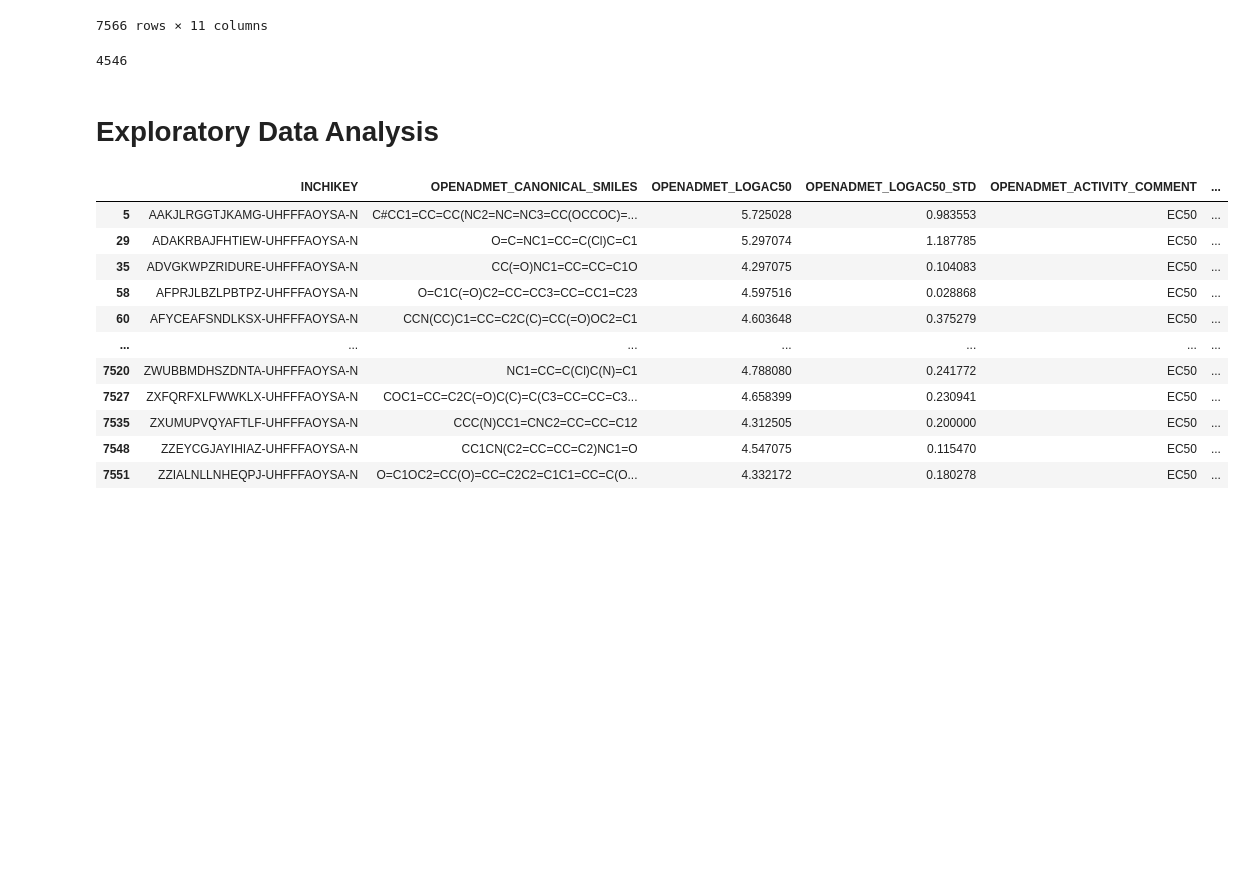
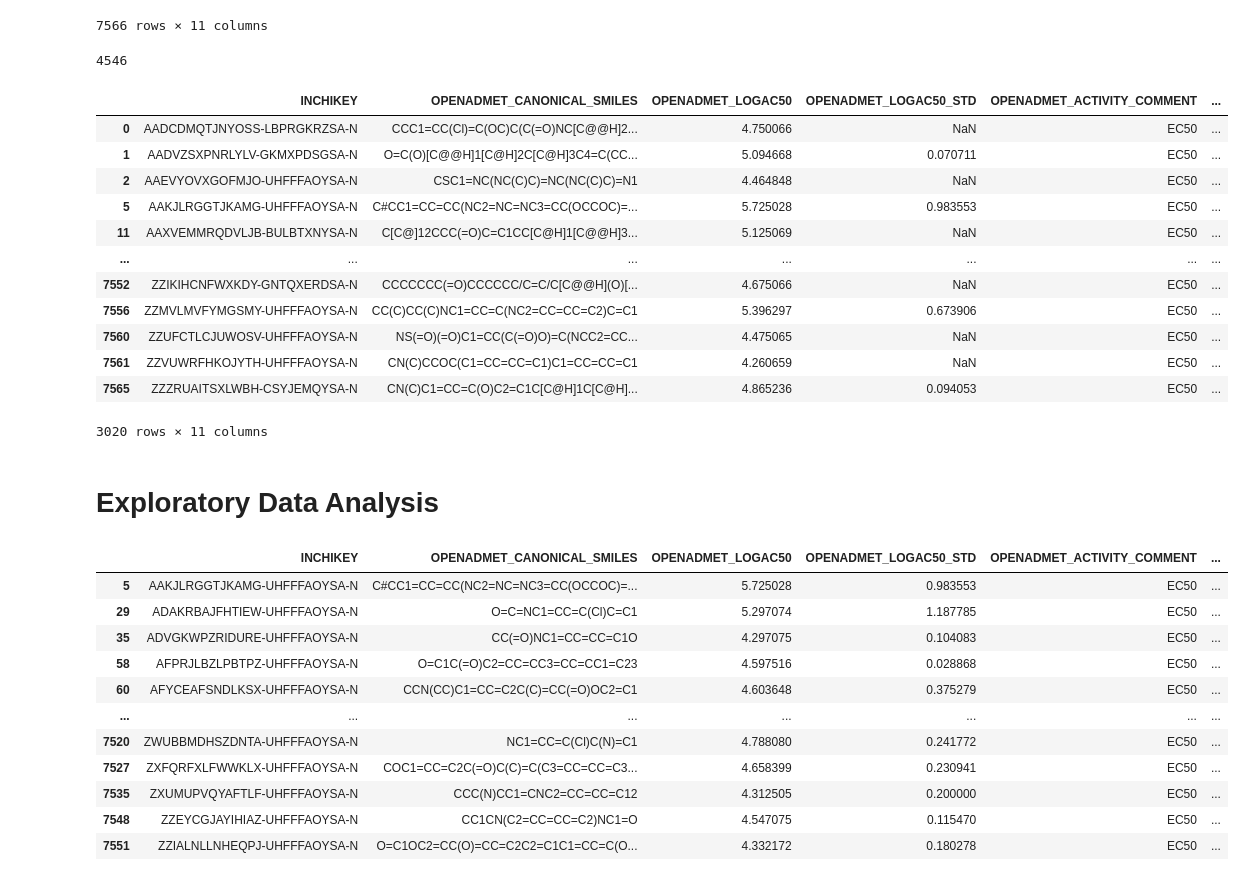
Before and after one commit to OpenADMET/data-catalogs, a Jupyter notebook: catalogs/pubchem_tox21/process_tox21_AHR.ipynb, the cells around one changed output. Cells and saved outputs as stored; diff of their text form; code cells hidden in the pictures; blank space fills up the shorter version.

```diff
--- a/catalogs/pubchem_tox21/process_tox21_AHR.ipynb
+++ b/catalogs/pubchem_tox21/process_tox21_AHR.ipynb
@@ -216,6 +214,21 @@ full_df["OPENADMET_LOGAC50"].isna().sum()
 4546
 # %%
 full_df = full_df.loc[~full_df["OPENADMET_LOGAC50"].isna()]
+full_df
+# %% [output]
+|  | INCHIKEY | OPENADMET_CANONICAL_SMILES | OPENADMET_LOGAC50 | OPENADMET_LOGAC50_STD | OPENADMET_ACTIVITY_COMMENT | ... |
+| 0 | AADCDMQTJNYOSS-LBPRGKRZSA-N | CCC1=CC(Cl)=C(OC)C(C(=O)NC[C@@H]2... | 4.750066 | NaN | EC50 | ... |
+| 1 | AADVZSXPNRLYLV-GKMXPDSGSA-N | O=C(O)[C@@H]1[C@H]2C[C@H]3C4=C(CC... | 5.094668 | 0.070711 | EC50 | ... |
+| 2 | AAEVYOVXGOFMJO-UHFFFAOYSA-N | CSC1=NC(NC(C)C)=NC(NC(C)C)=N1 | 4.464848 | NaN | EC50 | ... |
+| 5 | AAKJLRGGTJKAMG-UHFFFAOYSA-N | C#CC1=CC=CC(NC2=NC=NC3=CC(OCCOC)=... | 5.725028 | 0.983553 | EC50 | ... |
+| 11 | AAXVEMMRQDVLJB-BULBTXNYSA-N | C[C@]12CCC(=O)C=C1CC[C@H]1[C@@H]3... | 5.125069 | NaN | EC50 | ... |
+| ... | ... | ... | ... | ... | ... | ... |
+| 7552 | ZZIKIHCNFWXKDY-GNTQXERDSA-N | CCCCCCC(=O)CCCCCC/C=C/C[C@@H](O)[... | 4.675066 | NaN | EC50 | ... |
+| 7556 | ZZMVLMVFYMGSMY-UHFFFAOYSA-N | CC(C)CC(C)NC1=CC=C(NC2=CC=CC=C2)C=C1 | 5.396297 | 0.673906 | EC50 | ... |
+| 7560 | ZZUFCTLCJUWOSV-UHFFFAOYSA-N | NS(=O)(=O)C1=CC(C(=O)O)=C(NCC2=CC... | 4.475065 | NaN | EC50 | ... |
+| 7561 | ZZVUWRFHKOJYTH-UHFFFAOYSA-N | CN(C)CCOC(C1=CC=CC=C1)C1=CC=CC=C1 | 4.260659 | NaN | EC50 | ... |
+| 7565 | ZZZRUAITSXLWBH-CSYJEMQYSA-N | CN(C)C1=CC=C(O)C2=C1C[C@H]1C[C@H]... | 4.865236 | 0.094053 | EC50 | ... |
+3020 rows × 11 columns
 # %%
 final_output = 'final'
 final_output_path = os.path.join(root, final_output)
```
Also changed, not shown: parts of 1 cell of this notebook, 2 other files.
